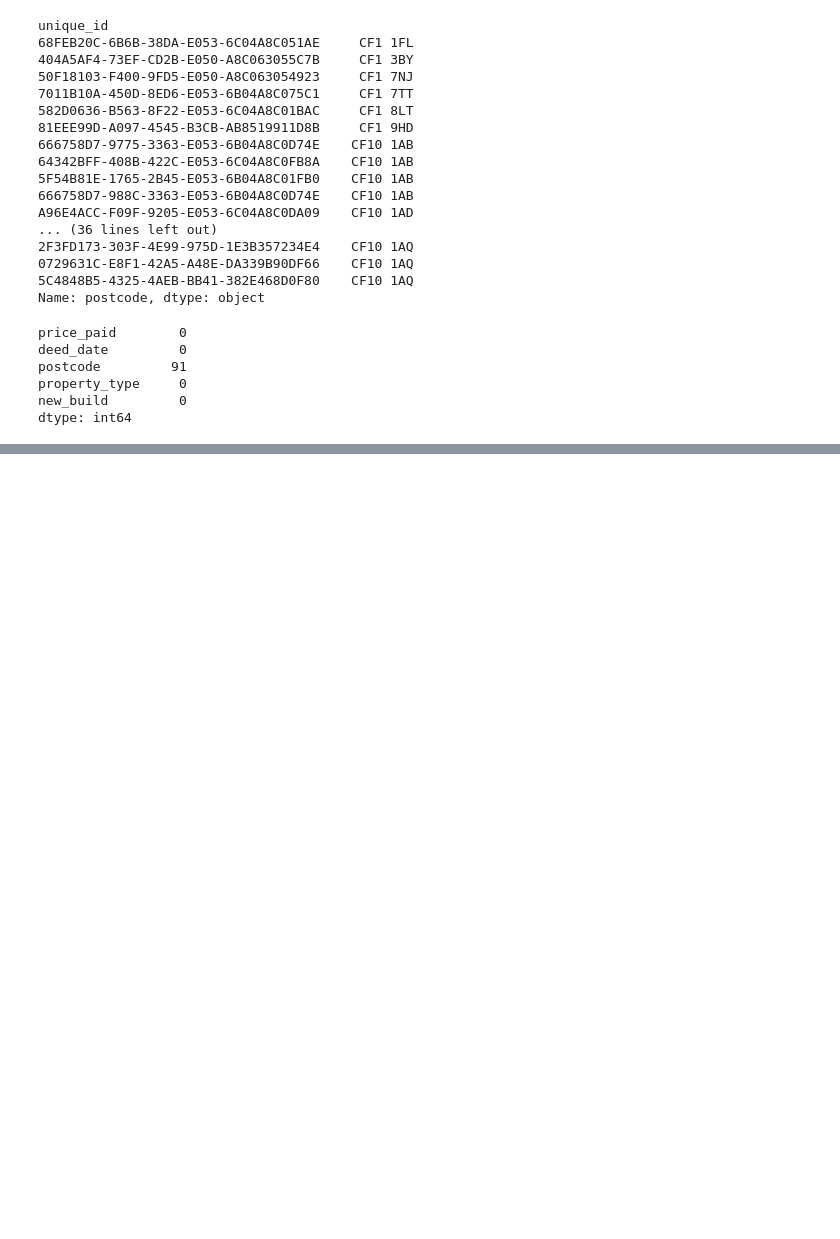
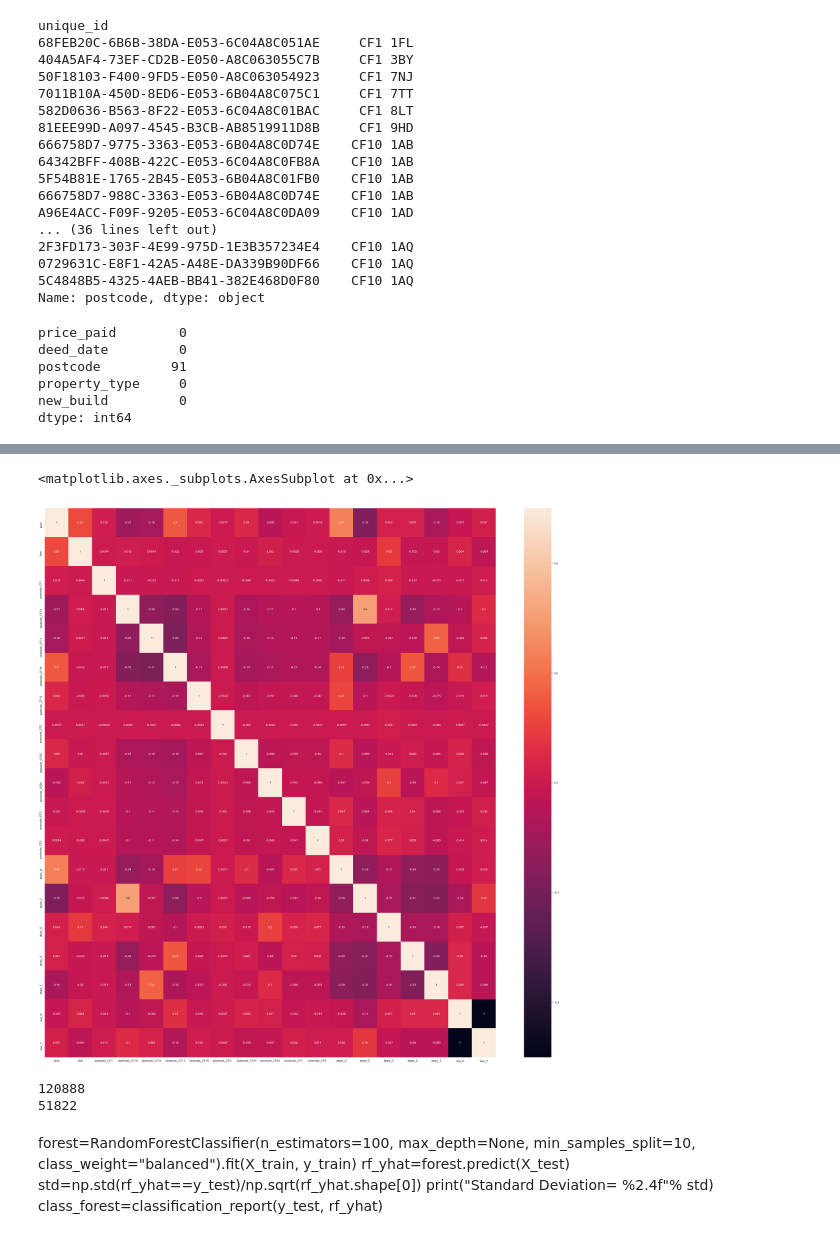
Before and after one commit to risdallseis/Cardiff_house_sales, a Jupyter notebook: script.ipynb, the cells around one changed output, grey strips where cells are left out. Drawn from its saved outputs; the diff is of its cells as text; code cells hidden in the pictures; blank space fills up the shorter version.

```diff
--- a/script.ipynb
+++ b/script.ipynb
@@ -69,0 +93,23 @@ TypeError: 'method' object is not subscriptable
+# %%
+#Outlier removal - lets get rid of those million pound houses.....
+df['Year']=df['deed_date'].dt.year
+outliers=[]
+threshold=3
+yr_mean=pd.DataFrame(df.groupby(['Year'], as_index=False)['price'].mean().set_index('Year'))
+yr_std=pd.DataFrame(df.groupby(['Year'], as_index=False).agg({'price':['std']}).set_index('Year'))
+
+for d in df['Year'].unique():
+    for label, row in df.iterrows():
+        if row['Year']==d:
+            z_score= np.divide(np.subtract(row['price'], (yr_mean.values[yr_mean.index==d])),(yr_std.values[yr_std.index==d]))
+            if np.abs(z_score) > threshold:
+                outliers.append(label)
+
+#Removing outliers
+b4size=df['price'].value_counts()
+for i in outliers:
+    df.drop(i , inplace=True)
+aftsize=df['price'].value_counts()
+
+print(b4size-aftsize.size)
+print('House sales removed')
@@ -69,0 +142,17 @@ TypeError: 'method' object is not subscriptable
+# %%
+df=df.drop_duplicates(subset=['deed_date','property_type'], keep='first')
+postcode=pd.get_dummies(data=df['postcode'],prefix="postcode")
+ptype=pd.get_dummies(data=df['property_type'],prefix="ptype")
+new=pd.get_dummies(data=df['new_build'],prefix="new")
+# %%
+
+df.drop(['postcode','property_type','new_build','price_paid','deed_date'],axis=1,inplace=True)
+# %%
+df=pd.concat([df,postcode,ptype,new],axis=1)
+# %%
+heatmapcorr=df.corr()
+sns.set(rc={'figure.figsize':(40,40)})
+sns.heatmap(heatmapcorr, annot=True)
+# %% [output]
+<matplotlib.axes._subplots.AxesSubplot at 0x...>
+[figure, added]
@@ -69,0 +164,34 @@ TypeError: 'method' object is not subscriptable
+# %%
+print(X_train.size)
+print(X_test.size)
+import itertools
+def plot_confusion_matrix(cm, classes,
+                          normalize=False,
+                          title='Confusion matrix',
+                          cmap=plt.cm.Blues):
+
+
+    plt.imshow(cm, interpolation='nearest', cmap=cmap)
+    plt.title(title)
+    plt.colorbar()
+    tick_marks = np.arange(len(classes))
+    plt.xticks(tick_marks, classes, rotation=45)
+    plt.yticks(tick_marks, classes)
+
+
+
+    thresh = cm.max() / 2.
+    for i, j in itertools.product(range(cm.shape[0]), range(cm.shape[1])):
+        plt.text(j, i, cm[i, j],
+                 horizontalalignment="center",
+                 color="white" if cm[i, j] > thresh else "black")
+
+
+    plt.tight_layout()
+    plt.ylabel('True label')
+    plt.xlabel('Predicted label')
+#Using Success and Failure for 0 and 1
+class_names = ['Success','Failure']
+# %% [output]
+120888
+51822
@@ -69,0 +204,6 @@ TypeError: 'method' object is not subscriptable
+# %% [markdown]
+forest=RandomForestClassifier(n_estimators=100, max_depth=None, min_samples_split=10, class_weight="balanced").fit(X_train, y_train)
+rf_yhat=forest.predict(X_test)
+std=np.std(rf_yhat==y_test)/np.sqrt(rf_yhat.shape[0])
+print("Standard Deviation= %2.4f"% std)
+class_forest=classification_report(y_test, rf_yhat)
```
Also changed, not shown: parts of 17 cells of this notebook.
